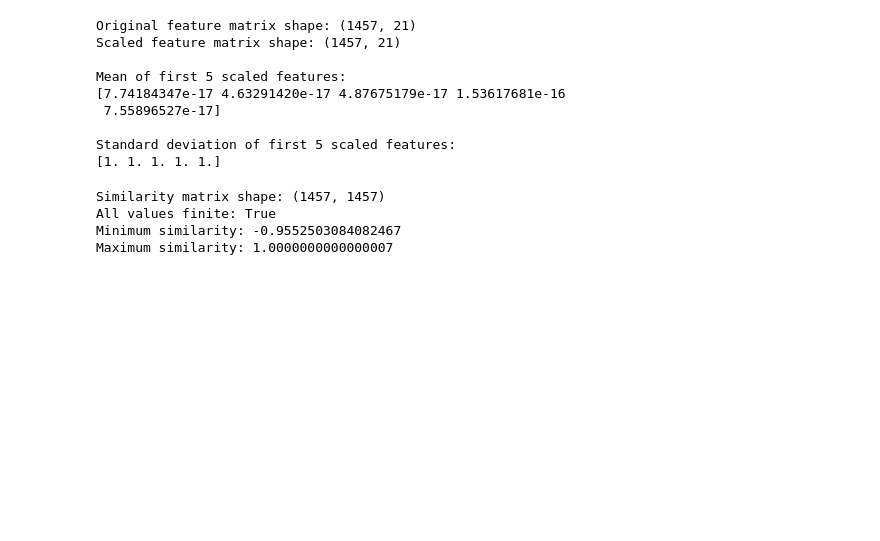
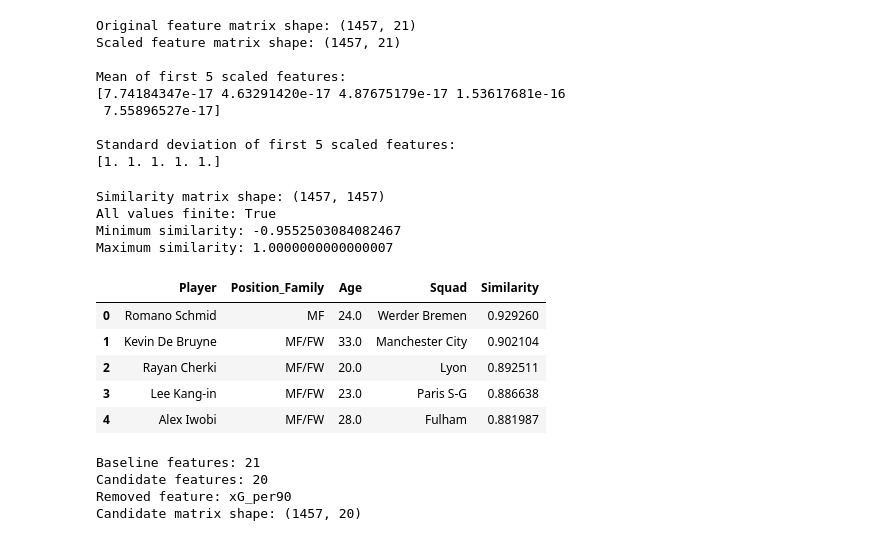
Before and after one commit to ApoorvaKharga/football-player-recommender, a Jupyter notebook: notebooks/01_dataset_audit.ipynb, the cells around one changed output. Cells and saved outputs as stored; diff of their text form; code cells hidden in the pictures; blank space fills up the shorter version.

```diff
--- a/notebooks/01_dataset_audit.ipynb
+++ b/notebooks/01_dataset_audit.ipynb
@@ -3874,3 +3874,79 @@ Similarity matrix shape: (1457, 1457)
 All values finite: True
 Minimum similarity: -0.9552503084082467
 Maximum similarity: 1.0000000000000007
+# %%
+def get_similar_players(
+    player_name,
+    similarity_matrix,
+    top_n=5
+):
+    player_indices = df_outfield.index[
+        df_outfield["Player"].str.casefold()
+        == player_name.casefold()
+    ].tolist()
+
+    if not player_indices:
+        print(f"Player not found: {player_name}")
+        return None
+
+    player_index = df_outfield.index.get_loc(
+        player_indices[0]
+    )
+
+    similarity_scores = similarity_matrix[player_index]
+
+    similar_indices = np.argsort(similarity_scores)[::-1]
+
+    similar_indices = [
+        idx for idx in similar_indices
+        if idx != player_index
+    ]
+
+    top_indices = similar_indices[:top_n]
+
+    recommendations = df_outfield.iloc[top_indices][
+        ["Player", "Position_Family", "Age", "Squad"]
+    ].copy()
+
+    recommendations["Similarity"] = [
+        similarity_scores[idx] for idx in top_indices
+    ]
+
+    return recommendations.reset_index(drop=True)
+# %%
+get_similar_players(
+    "Martin Ødegaard",
+    similarity_baseline,
+    top_n=5
+)
+# %% [output]
+|  | Player | Position_Family | Age | Squad | Similarity |
+| 0 | Romano Schmid | MF | 24.0 | Werder Bremen | 0.929260 |
+| 1 | Kevin De Bruyne | MF/FW | 33.0 | Manchester City | 0.902104 |
+| 2 | Rayan Cherki | MF/FW | 20.0 | Lyon | 0.892511 |
+| 3 | Lee Kang-in | MF/FW | 23.0 | Paris S-G | 0.886638 |
+| 4 | Alex Iwobi | MF/FW | 28.0 | Fulham | 0.881987 |
+# %%
+feature_to_remove = "xG_per90"
+
+candidate_feature_columns = [
+    feature
+    for feature in feature_columns
+    if feature != feature_to_remove
+]
+
+candidate_scaler = StandardScaler()
+
+X_candidate_scaled = candidate_scaler.fit_transform(
+    df_outfield[candidate_feature_columns]
+)
+
+print("Baseline features:", len(feature_columns))
+print("Candidate features:", len(candidate_feature_columns))
+print("Removed feature:", feature_to_remove)
+print("Candidate matrix shape:", X_candidate_scaled.shape)
+# %% [output]
+Baseline features: 21
+Candidate features: 20
+Removed feature: xG_per90
+Candidate matrix shape: (1457, 20)
```
Also changed, not shown: parts of 6 cells of this notebook.
